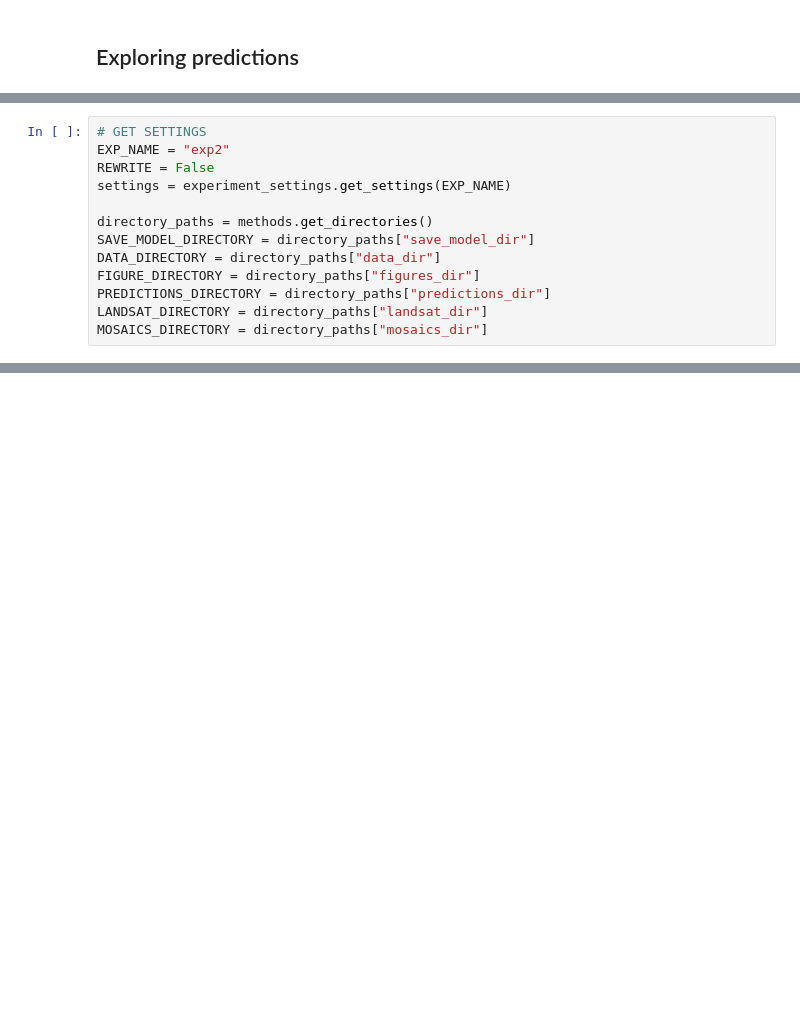
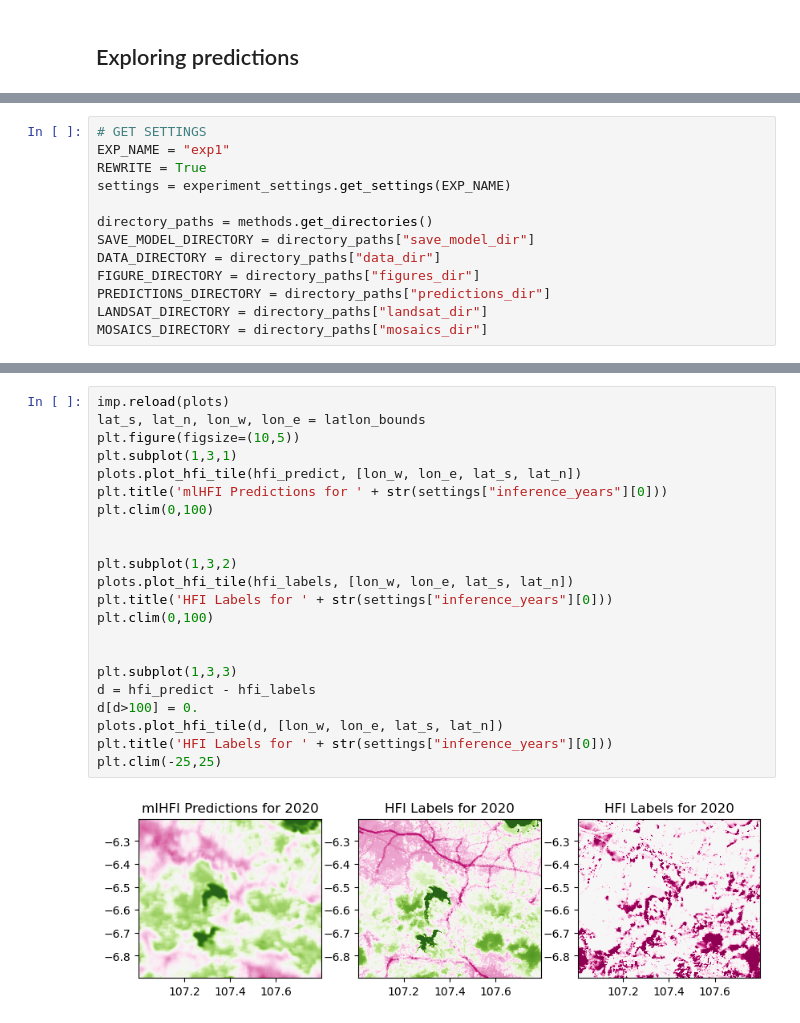
Before and after one commit to AtulAravindDas/ml_hfi_multiyear, a Jupyter notebook: _oracle.ipynb, the cells around one changed output, grey strips where cells are left out. Cells and saved outputs as stored; diff of their text form; blank space fills up the shorter version.

```diff
--- a/_oracle.ipynb
+++ b/_oracle.ipynb
@@ -32,7 +39,7 @@ print(tf.config.list_physical_devices('GPU'))
 # %%
 # GET SETTINGS
-EXP_NAME = "exp2"
-REWRITE = False
+EXP_NAME = "exp1"
+REWRITE = True
 settings = experiment_settings.get_settings(EXP_NAME)
 
 directory_paths = methods.get_directories()
@@ -134,0 +183,24 @@ for year in np.arange(2000, 2023):
+# %%
+imp.reload(plots)
+lat_s, lat_n, lon_w, lon_e = latlon_bounds
+plt.figure(figsize=(10,5))
+plt.subplot(1,3,1)
+plots.plot_hfi_tile(hfi_predict, [lon_w, lon_e, lat_s, lat_n])
+plt.title('mlHFI Predictions for ' + str(settings["inference_years"][0]))
+plt.clim(0,100)
+
+
+plt.subplot(1,3,2)
+plots.plot_hfi_tile(hfi_labels, [lon_w, lon_e, lat_s, lat_n])
+plt.title('HFI Labels for ' + str(settings["inference_years"][0]))
+plt.clim(0,100)
+
+
+plt.subplot(1,3,3)
+d = hfi_predict - hfi_labels
+d[d>100] = 0.
+plots.plot_hfi_tile(d, [lon_w, lon_e, lat_s, lat_n])
+plt.title('HFI Labels for ' + str(settings["inference_years"][0]))
+plt.clim(-25,25)
+# %% [output]
+[figure, added]
```
Also changed, not shown: parts of 7 cells of this notebook, 8 other files.
